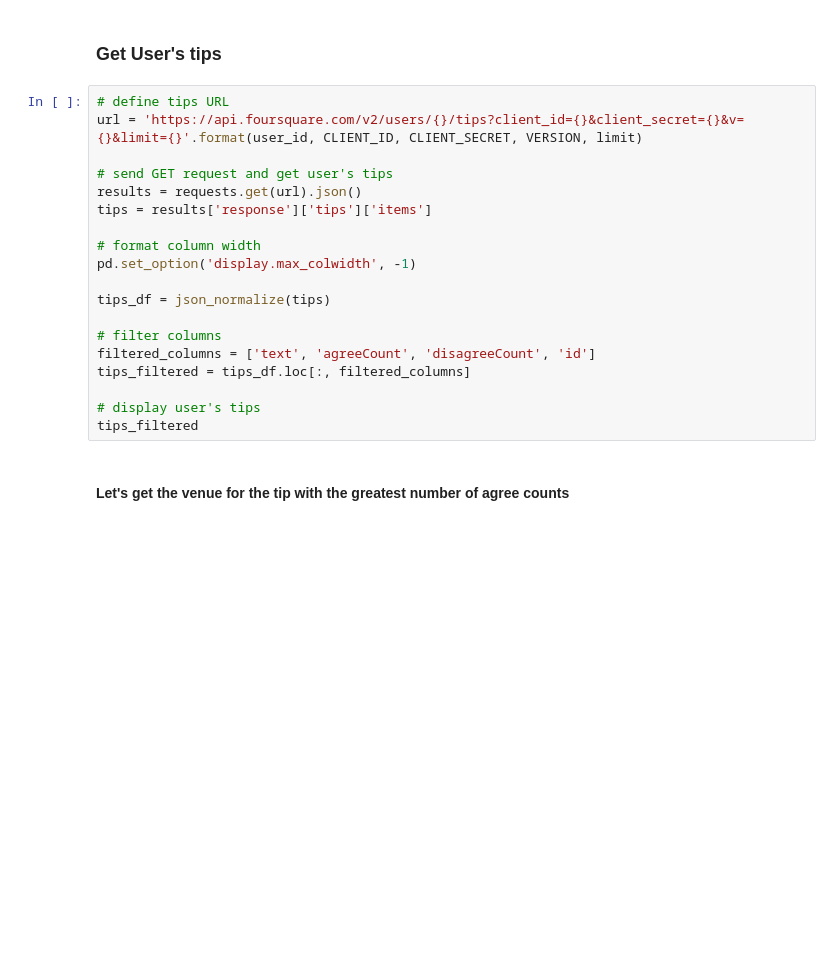
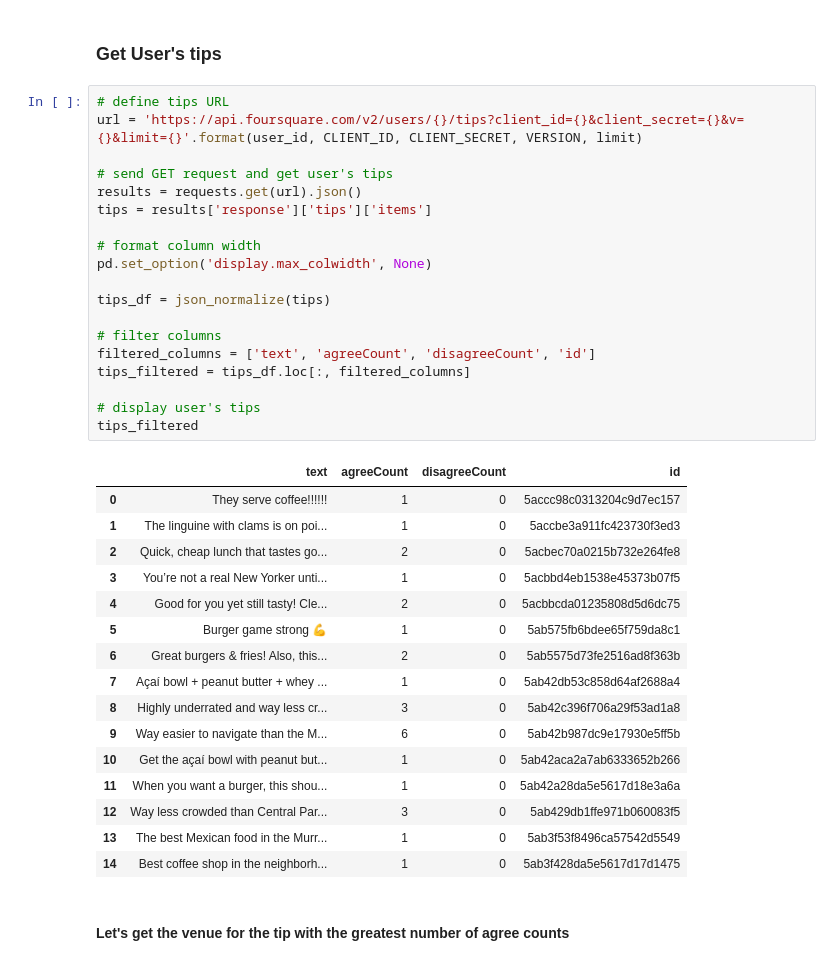
Before and after one commit to sujikathir/Coursera_Capstone-1, a Jupyter notebook: DP0701EN-2-2-1-Foursquare-API-py-v1.0.ipynb, the cells around one changed output. Cells and saved outputs as stored; diff of their text form; blank space fills up the shorter version.

```diff
--- a/DP0701EN-2-2-1-Foursquare-API-py-v1.0.ipynb
+++ b/DP0701EN-2-2-1-Foursquare-API-py-v1.0.ipynb
@@ -387,22 +418,39 @@ Wow! So it turns out that Nick is a very active Foursquare user, with more than
 # %%
 # define tips URL
 url = 'https://api.foursquare.com/v2/users/{}/tips?client_id={}&client_secret={}&v={}&limit={}'.format(user_id, CLIENT_ID, CLIENT_SECRET, VERSION, limit)
 
 # send GET request and get user's tips
 results = requests.get(url).json()
 tips = results['response']['tips']['items']
 
 # format column width
-pd.set_option('display.max_colwidth', -1)
+pd.set_option('display.max_colwidth', None)
 
 tips_df = json_normalize(tips)
 
 # filter columns
 filtered_columns = ['text', 'agreeCount', 'disagreeCount', 'id']
 tips_filtered = tips_df.loc[:, filtered_columns]
 
 # display user's tips
 tips_filtered
+# %% [output]
+|  | text | agreeCount | disagreeCount | id |
+| 0 | They serve coffee!!!!!! | 1 | 0 | 5accc98c0313204c9d7ec157 |
+| 1 | The linguine with clams is on poi... | 1 | 0 | 5accbe3a911fc423730f3ed3 |
+| 2 | Quick, cheap lunch that tastes go... | 2 | 0 | 5acbec70a0215b732e264fe8 |
+| 3 | You’re not a real New Yorker unti... | 1 | 0 | 5acbbd4eb1538e45373b07f5 |
+| 4 | Good for you yet still tasty! Cle... | 2 | 0 | 5acbbcda01235808d5d6dc75 |
+| 5 | Burger game strong 💪 | 1 | 0 | 5ab575fb6bdee65f759da8c1 |
+| 6 | Great burgers & fries! Also, this... | 2 | 0 | 5ab5575d73fe2516ad8f363b |
+| 7 | Açaí bowl + peanut butter + whey ... | 1 | 0 | 5ab42db53c858d64af2688a4 |
+| 8 | Highly underrated and way less cr... | 3 | 0 | 5ab42c396f706a29f53ad1a8 |
+| 9 | Way easier to navigate than the M... | 6 | 0 | 5ab42b987dc9e17930e5ff5b |
+| 10 | Get the açaí bowl with peanut but... | 1 | 0 | 5ab42aca2a7ab6333652b266 |
+| 11 | When you want a burger, this shou... | 1 | 0 | 5ab42a28da5e5617d18e3a6a |
+| 12 | Way less crowded than Central Par... | 3 | 0 | 5ab429db1ffe971b060083f5 |
+| 13 | The best Mexican food in the Murr... | 1 | 0 | 5ab3f53f8496ca57542d5549 |
+| 14 | Best coffee shop in the neighborh... | 1 | 0 | 5ab3f428da5e5617d17d1475 |
 # %% [markdown]
 #### Let's get the venue for the tip with the greatest number of agree counts
 # %%
```
Also changed, not shown: parts of 15 cells of this notebook.
